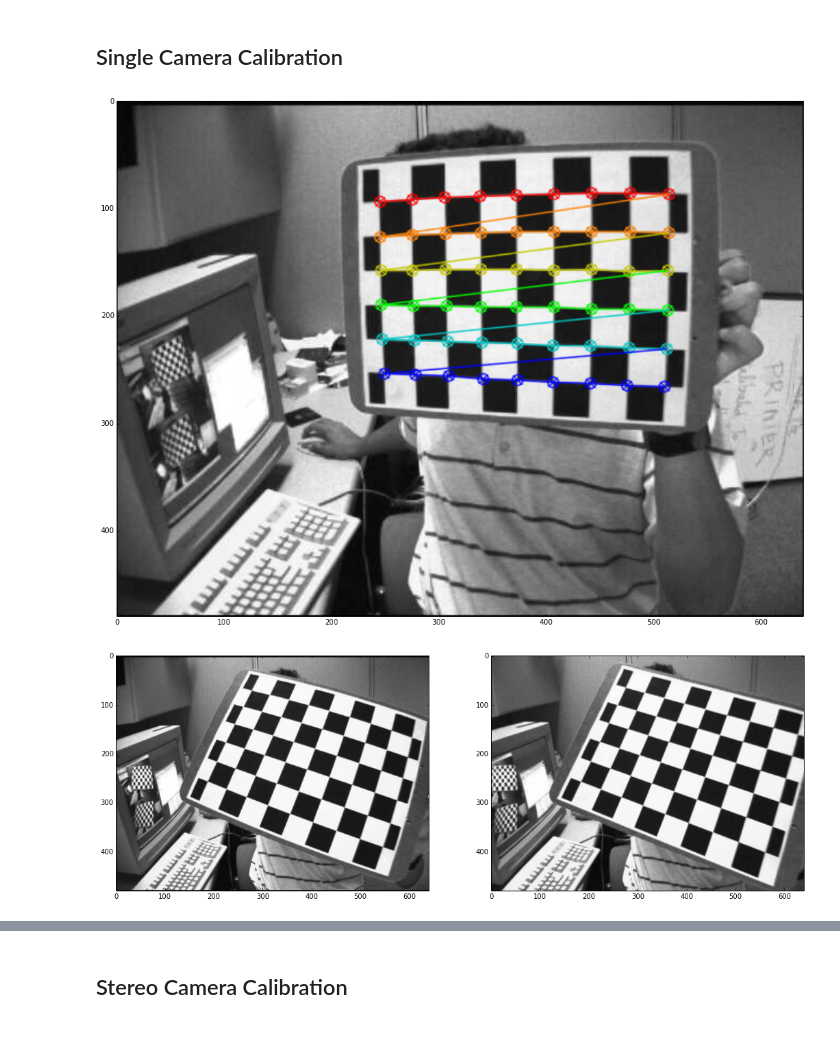
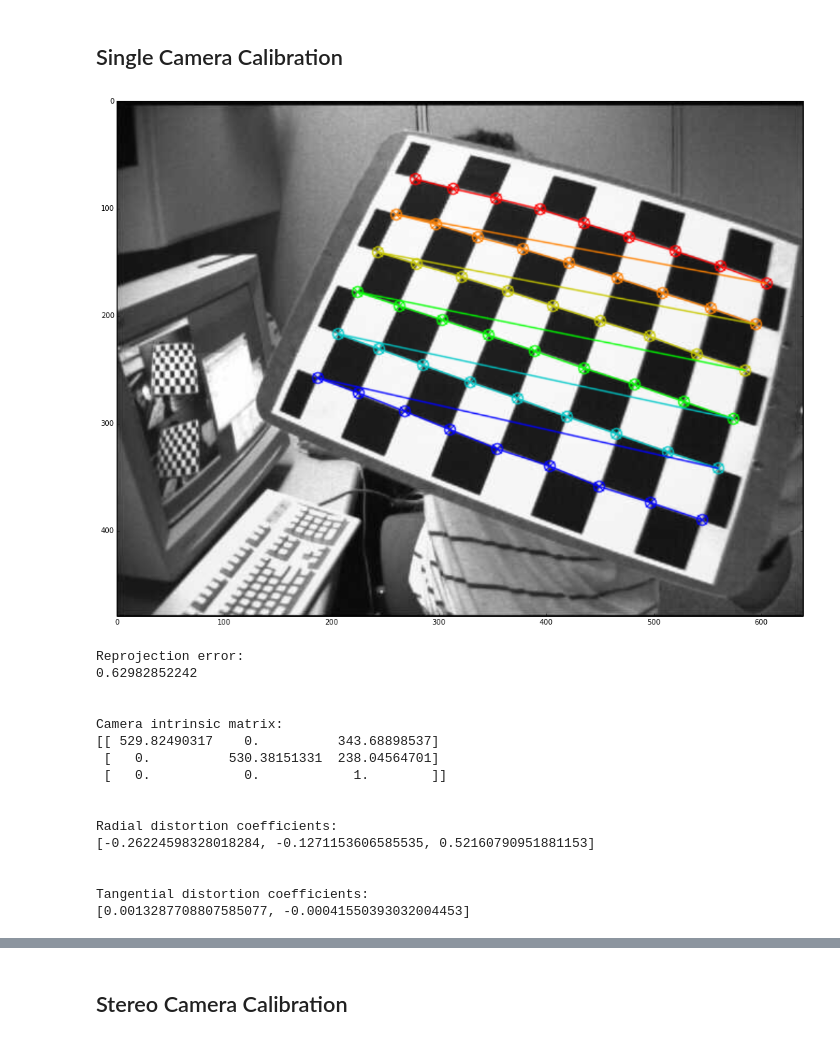
Before and after one commit to svepe/rss-demos, a Jupyter notebook: Camera Calibration.ipynb, the cells around one changed output, grey strips where cells are left out. Drawn from its saved outputs; the diff is of its cells as text; code cells hidden in the pictures.

```diff
--- a/Camera Calibration.ipynb
+++ b/Camera Calibration.ipynb
@@ -51,31 +56,49 @@ display(right_images[2])
 # %%
-img = left_images[0].copy()
+img = left_images[2].copy()
 found, corners = cv2.findChessboardCorners(img, (9, 6))
 display(cv2.drawChessboardCorners(img, (board_h, board_w), corners, found))
 # %% [output]
-[figure, old version]
+[figure, new version]
 # %%
-board_h = 9
-board_w = 6
-board_pts = np.zeros((board_w * board_h, 3), np.float32)
-board_pts[:, :2] = np.mgrid[0:board_h, 0:board_w].T.reshape(-1, 2)
-
 obj_pts = [] # 3D points in real world scene
 img_pts = [] # 2D points in image plane
 
 for img in left_images:
     found, corners = cv2.findChessboardCorners(img, (board_h, board_w))
-
     obj_pts.append(board_pts)
     img_pts.append(corners)
 
 retval, mtx, dist, rvecs, tvecs = cv2.calibrateCamera(obj_pts, img_pts, img.shape[:2], None, None)
 
-undistorted_img  = cv2.undistort(left_images[], mtx, dist)
+print("Reprojection error: ")
+print(retval)
+print("\n")
 
-plt.subplot(1, 2, 1)
-display(left_images[2])
-plt.subplot(1, 2, 2)
-display(undistorted_img)
+print("Camera intrinsic matrix: ")
+print(mtx)
+print("\n")
+
+print("Radial distortion coefficients: ")
+print([dist.ravel()[0],dist.ravel()[1],dist.ravel()[4]])
+print("\n")
+
+print("Tangential distortion coefficients: ")
+print([dist.ravel()[2],dist.ravel()[3]])
+print("\n")
 # %% [output]
-[figure, removed]
+Reprojection error:
+0.62982852242
+
+
+Camera intrinsic matrix:
+[[ 529.82490317    0.          343.68898537]
+ [   0.          530.38151331  238.04564701]
+ [   0.            0.            1.        ]]
+
+
+Radial distortion coefficients:
+[-0.26224598328018284, -0.1271153606585535, 0.52160790951881153]
+
+
+Tangential distortion coefficients:
+[0.0013287708807585077, -0.00041550393032004453]
```
Also changed, not shown: parts of 7 cells of this notebook.
